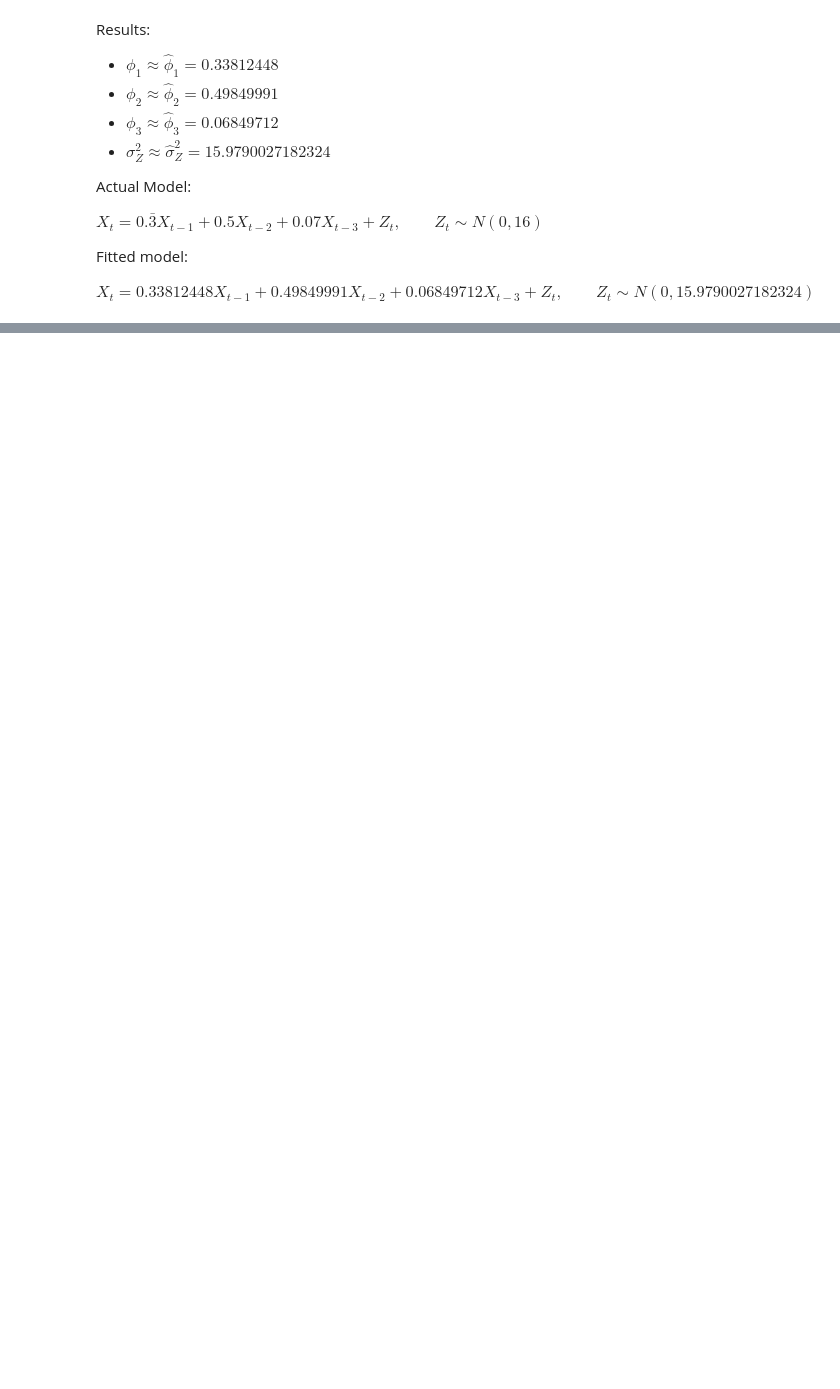
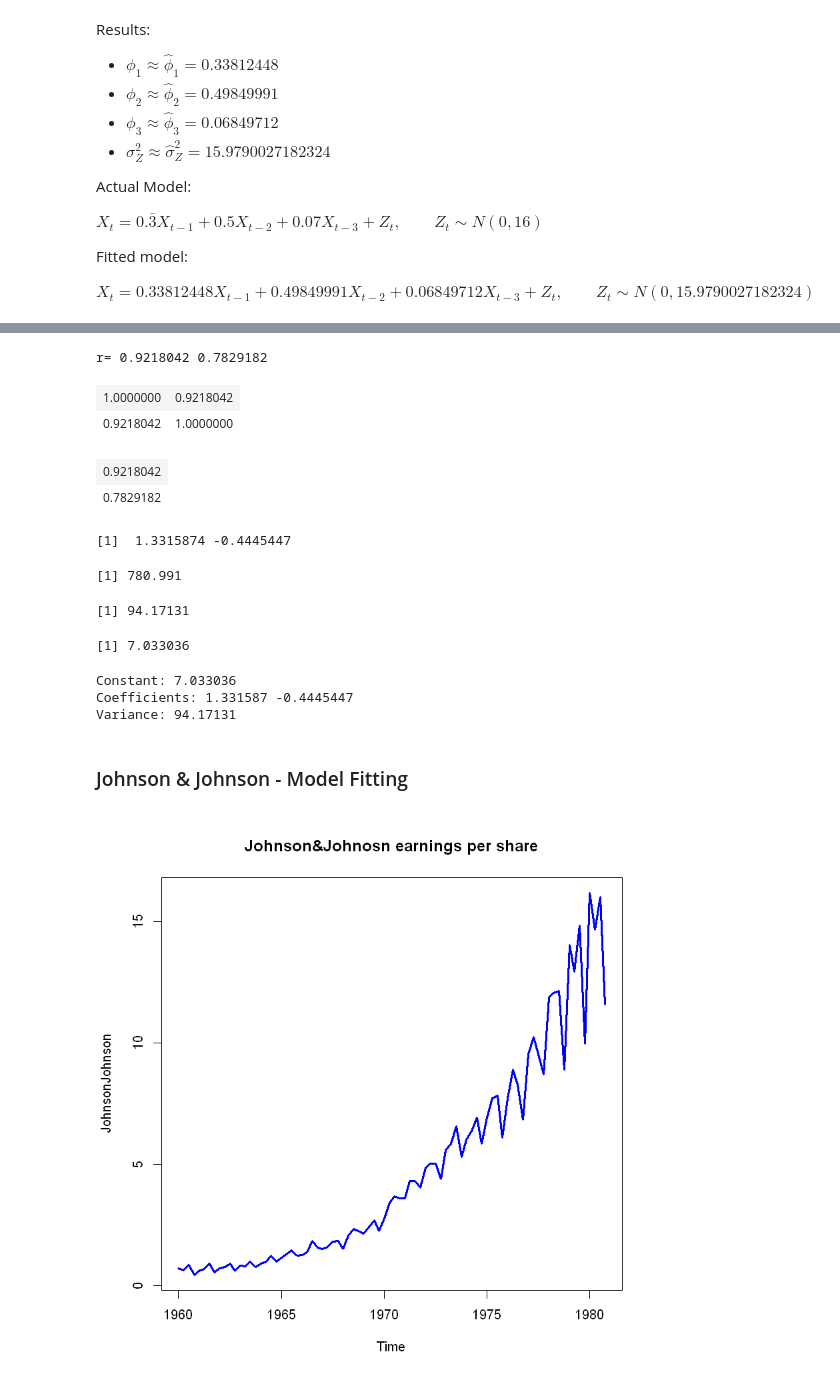
Before and after one commit to Lucas-Okamura/Timeseries-University-NY, a Jupyter notebook: notebooks/week4_ar_yule_walker_pacf.ipynb, the cells around one changed output, grey strips where cells are left out. Saved outputs shown, nothing was run; the diff lists cells and outputs as text; code cells hidden in the pictures; blank space fills up the shorter version.

```diff
--- a/notebooks/week4_ar_yule_walker_pacf.ipynb
+++ b/notebooks/week4_ar_yule_walker_pacf.ipynb
@@ -487,0 +517,71 @@ $
+# %%
+# order
+p=2
+
+# sample autocorreleation function r
+r=NULL
+r[1:p]=acf(ar.process, plot=F)$acf[2:(p+1)]
+cat('r=',r,'\n')
+# %% [output]
+r= 0.9218042 0.7829182
+# %%
+# matrix R
+R=matrix(1,p,p) # matrix of dimension 2 by 2, with entries all 1's.
+
+# define non-diagonal entires of R
+for(i in 1:p){
+	for(j in 1:p){
+		if(i!=j)
+			R[i,j]=r[abs(i-j)]
+		}
+	}
+R
+# %% [output]
+| 1.0000000 | 0.9218042 |
+| 0.9218042 | 1.0000000 |
+# %%
+# b-column vector on the right
+b=NULL
+b=matrix(r,p,1)# b- column vector with no entries
+b
+# %% [output]
+| 0.9218042 |
+| 0.7829182 |
+# %%
+# solve(R,b) solves Rx=b, and gives x=R^(-1)b vector
+phi.hat=NULL
+phi.hat=solve(R,b)[,1]
+phi.hat
+# %% [output]
+[1]  1.3315874 -0.4445447
+# %%
+#auto covariance at lag 0 (variance) estimation using Yule-Walker Estimator
+c0=acf(ar.process, type='covariance', plot=F)$acf[1]
+c0
+# %% [output]
+[1] 780.991
+# %%
+#variance estimation using Yule-Walker Estimator
+var.hat=c0*(1-sum(phi.hat*r))
+var.hat
+# %% [output]
+[1] 94.17131
+# %%
+# constant term in the model
+phi0.hat=mean(my.data)*(1-sum(phi.hat))
+phi0.hat
+# %% [output]
+[1] 7.033036
+# %%
+cat("Constant:", phi0.hat,"\nCoefficients:", phi.hat, "\nVariance:", var.hat, '\n')
+# %% [output]
+Constant: 7.033036
+Coefficients: 1.331587 -0.4445447
+Variance: 94.17131
+# %% [markdown]
+### Johnson & Johnson - Model Fitting
+# %%
+# Time plot for Johnson&Johnson
+plot(JohnsonJohnson, main='Johnson&Johnson earnings per share', col='blue', lwd=3)
+# %% [output]
+[figure, added]
```
Also changed, not shown: parts of 16 cells of this notebook.
